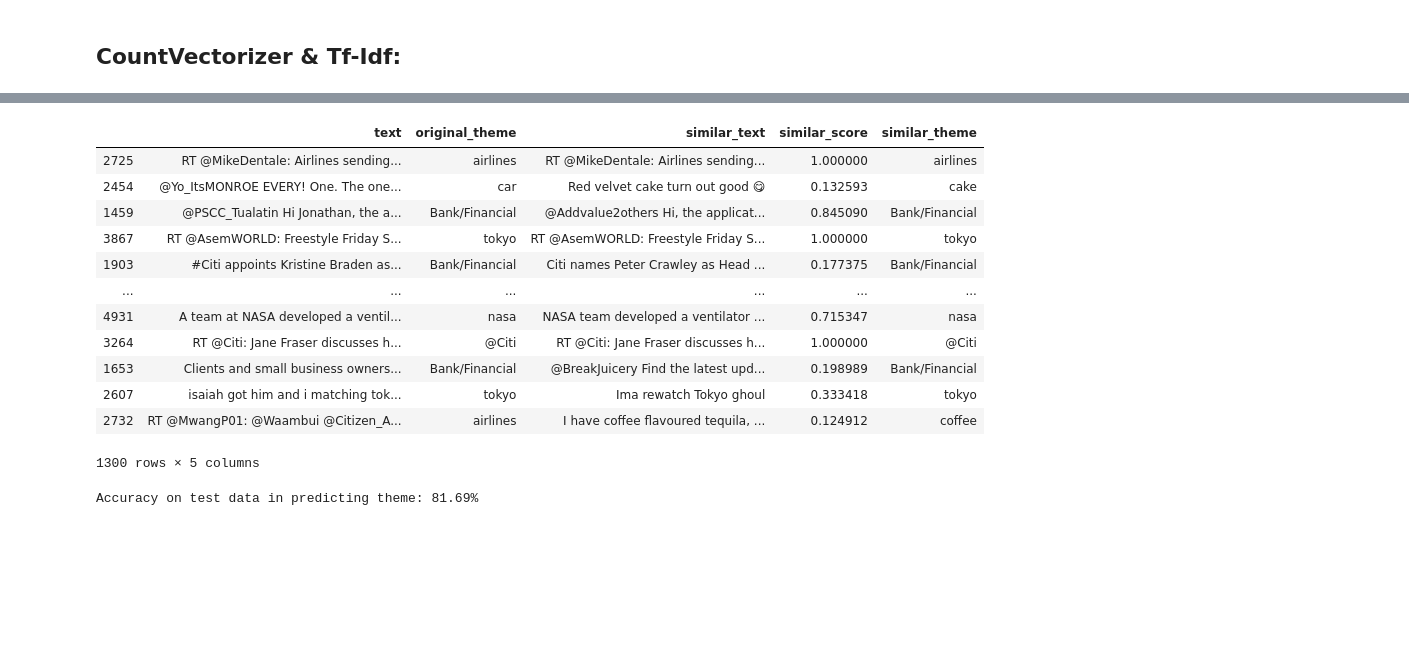
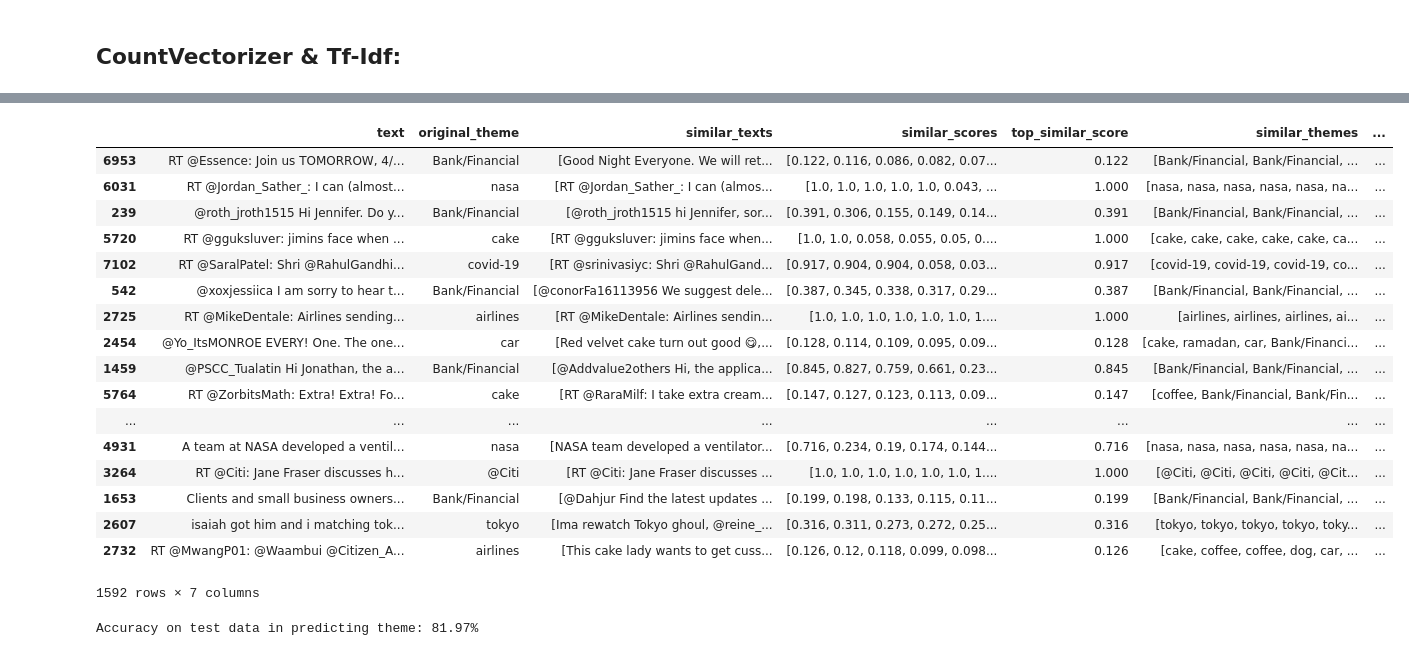
Before and after one commit to cbikkanur/twitter, a Jupyter notebook: documentSimilarity_TfIdf.ipynb, the cells around one changed output, grey strips where cells are left out. Cells and saved outputs as stored; diff of their text form; code cells hidden in the pictures; blank space fills up the shorter version.

```diff
--- a/documentSimilarity_TfIdf.ipynb
+++ b/documentSimilarity_TfIdf.ipynb
@@ -21,5 +21,5 @@ warnings.filterwarnings('ignore')
 # %%
-all_files = ['./tweets_04232020.csv', './tweets_04242020.csv', './tweets_04252020.csv', './tweets_04262020.csv']
+all_files = ['./tweets_04232020.csv', './tweets_04242020.csv', './tweets_04252020.csv', './tweets_04262020.csv', './tweets_04292020.csv']
 
 df_list = []
 for filename in all_files:
@@ -142,22 +148,60 @@ def find_similar(tf_idf_train_matrix, train_indices, tf_idf_test_matrix, test_in
+# %%
+def find_similar_n(tf_idf_train_matrix, train_indices, tf_idf_test_matrix, test_indices, test_set_df, df_tweets, n=5):
+    similar_texts_list = []
+    similar_scores_list = []
+    similar_top_score_list = []
+    similar_themes_list = []
+    similar_top_themes_list = []
+    for vector in tf_idf_test_matrix:
+        cosine_similarities_n = cosine_similarity(vector, tf_idf_train_matrix).flatten()
+        similar_doc_indices =  cosine_similarities_n.argsort()[::-1][:n]
+        top_tweet_Indices = train_indices[similar_doc_indices]
+
+        similar_texts = [text for text in df_tweets.loc[top_tweet_Indices, "Text"]]
+        similar_texts_list.append(similar_texts)
+
+        similar_scores = [np.round(score, 3) for score in cosine_similarities_n[similar_doc_indices]]
+        similar_scores_list.append(similar_scores)
+        similar_top_score_list.append(similar_scores[0])
+
+        similar_themes = [theme for theme in df_tweets.loc[top_tweet_Indices, "Theme"]]
+        similar_themes_list.append(similar_themes)
+
+        top_similar_theme = max(set(similar_themes), key=lambda x: similar_themes.count(x))
+        similar_top_themes_list.append(top_similar_theme)
+
+    df = test_set_df
+    df["original_theme"] = df_tweets.loc[test_indices, "Theme"]
+    df["similar_texts"] = similar_texts_list
+    df["similar_scores"] = similar_scores_list
+    df["top_similar_score"] = similar_top_score_list
+    df["similar_themes"] = similar_themes_list
+    df["top_similar_themes"] = similar_top_themes_list
+    return df
 # %%
-similar_test_df = find_similar(tf_idf_train_matrix, train_indices, tf_idf_test_matrix, test_indices, test_set, df_tweets)
+similar_test_df = find_similar_n(tf_idf_train_matrix, train_indices, tf_idf_test_matrix, test_indices, test_set, df_tweets, n=10)
 similar_test_df
 # %% [output]
-|  | text | original_theme | similar_text | similar_score | similar_theme |
-| 2725 | RT @MikeDentale: Airlines sending... | airlines | RT @MikeDentale: Airlines sending... | 1.000000 | airlines |
-| 2454 | @Yo_ItsMONROE EVERY! One. The one... | car | Red velvet cake turn out good 😋 | 0.132593 | cake |
-| 1459 | @PSCC_Tualatin Hi Jonathan, the a... | Bank/Financial | @Addvalue2others Hi, the applicat... | 0.845090 | Bank/Financial |
-| 3867 | RT @AsemWORLD: Freestyle Friday S... | tokyo | RT @AsemWORLD: Freestyle Friday S... | 1.000000 | tokyo |
-| 1903 | #Citi appoints Kristine Braden as... | Bank/Financial | Citi names Peter Crawley as Head ... | 0.177375 | Bank/Financial |
-| ... | ... | ... | ... | ... | ... |
-| 4931 | A team at NASA developed a ventil... | nasa | NASA team developed a ventilator ... | 0.715347 | nasa |
-| 3264 | RT @Citi: Jane Fraser discusses h... | @Citi | RT @Citi: Jane Fraser discusses h... | 1.000000 | @Citi |
-| 1653 | Clients and small business owners... | Bank/Financial | @BreakJuicery Find the latest upd... | 0.198989 | Bank/Financial |
-| 2607 | isaiah got him and i matching tok... | tokyo | Ima rewatch Tokyo ghoul | 0.333418 | tokyo |
-| 2732 | RT @MwangP01: @Waambui @Citizen_A... | airlines | I have coffee flavoured tequila, ... | 0.124912 | coffee |
+|  | text | original_theme | similar_texts | similar_scores | top_similar_score | similar_themes | ... |
+| 6953 | RT @Essence: Join us TOMORROW, 4/... | Bank/Financial | [Good Night Everyone. We will ret... | [0.122, 0.116, 0.086, 0.082, 0.07... | 0.122 | [Bank/Financial, Bank/Financial, ... | ... |
+| 6031 | RT @Jordan_Sather_: I can (almost... | nasa | [RT @Jordan_Sather_: I can (almos... | [1.0, 1.0, 1.0, 1.0, 1.0, 0.043, ... | 1.000 | [nasa, nasa, nasa, nasa, nasa, na... | ... |
+| 239 | @roth_jroth1515 Hi Jennifer. Do y... | Bank/Financial | [@roth_jroth1515 hi Jennifer, sor... | [0.391, 0.306, 0.155, 0.149, 0.14... | 0.391 | [Bank/Financial, Bank/Financial, ... | ... |
+| 5720 | RT @gguksluver: jimins face when ... | cake | [RT @gguksluver: jimins face when... | [1.0, 1.0, 0.058, 0.055, 0.05, 0.... | 1.000 | [cake, cake, cake, cake, cake, ca... | ... |
+| 7102 | RT @SaralPatel: Shri @RahulGandhi... | covid-19 | [RT @srinivasiyc: Shri @RahulGand... | [0.917, 0.904, 0.904, 0.058, 0.03... | 0.917 | [covid-19, covid-19, covid-19, co... | ... |
+| 542 | @xoxjessiica I am sorry to hear t... | Bank/Financial | [@conorFa16113956 We suggest dele... | [0.387, 0.345, 0.338, 0.317, 0.29... | 0.387 | [Bank/Financial, Bank/Financial, ... | ... |
+| 2725 | RT @MikeDentale: Airlines sending... | airlines | [RT @MikeDentale: Airlines sendin... | [1.0, 1.0, 1.0, 1.0, 1.0, 1.0, 1.... | 1.000 | [airlines, airlines, airlines, ai... | ... |
+| 2454 | @Yo_ItsMONROE EVERY! One. The one... | car | [Red velvet cake turn out good 😋,... | [0.128, 0.114, 0.109, 0.095, 0.09... | 0.128 | [cake, ramadan, car, Bank/Financi... | ... |
+| 1459 | @PSCC_Tualatin Hi Jonathan, the a... | Bank/Financial | [@Addvalue2others Hi, the applica... | [0.845, 0.827, 0.759, 0.661, 0.23... | 0.845 | [Bank/Financial, Bank/Financial, ... | ... |
+| 5764 | RT @ZorbitsMath: Extra! Extra! Fo... | cake | [RT @RaraMilf: I take extra cream... | [0.147, 0.127, 0.123, 0.113, 0.09... | 0.147 | [coffee, Bank/Financial, Bank/Fin... | ... |
+| ... | ... | ... | ... | ... | ... | ... | ... |
+| 4931 | A team at NASA developed a ventil... | nasa | [NASA team developed a ventilator... | [0.716, 0.234, 0.19, 0.174, 0.144... | 0.716 | [nasa, nasa, nasa, nasa, nasa, na... | ... |
+| 3264 | RT @Citi: Jane Fraser discusses h... | @Citi | [RT @Citi: Jane Fraser discusses ... | [1.0, 1.0, 1.0, 1.0, 1.0, 1.0, 1.... | 1.000 | [@Citi, @Citi, @Citi, @Citi, @Cit... | ... |
+| 1653 | Clients and small business owners... | Bank/Financial | [@Dahjur Find the latest updates ... | [0.199, 0.198, 0.133, 0.115, 0.11... | 0.199 | [Bank/Financial, Bank/Financial, ... | ... |
+| 2607 | isaiah got him and i matching tok... | tokyo | [Ima rewatch Tokyo ghoul, @reine_... | [0.316, 0.311, 0.273, 0.272, 0.25... | 0.316 | [tokyo, tokyo, tokyo, tokyo, toky... | ... |
+| 2732 | RT @MwangP01: @Waambui @Citizen_A... | airlines | [This cake lady wants to get cuss... | [0.126, 0.12, 0.118, 0.099, 0.098... | 0.126 | [cake, coffee, coffee, dog, car, ... | ... |
-1300 rows × 5 columns
+1592 rows × 7 columns
 # %%
-accuracy = 100 * np.sum(similar_test_df["original_theme"] == similar_test_df["similar_theme"])/similar_test_df.shape[0]
+accuracy = 100 * np.sum(similar_test_df["original_theme"] == similar_test_df["top_similar_themes"])/similar_test_df.shape[0]
 print("Accuracy on test data in predicting theme: {}%".format(np.round(accuracy,2)))
 # %% [output]
-Accuracy on test data in predicting theme: 81.69%
+Accuracy on test data in predicting theme: 81.97%
```
Also changed, not shown: parts of 12 cells of this notebook.
